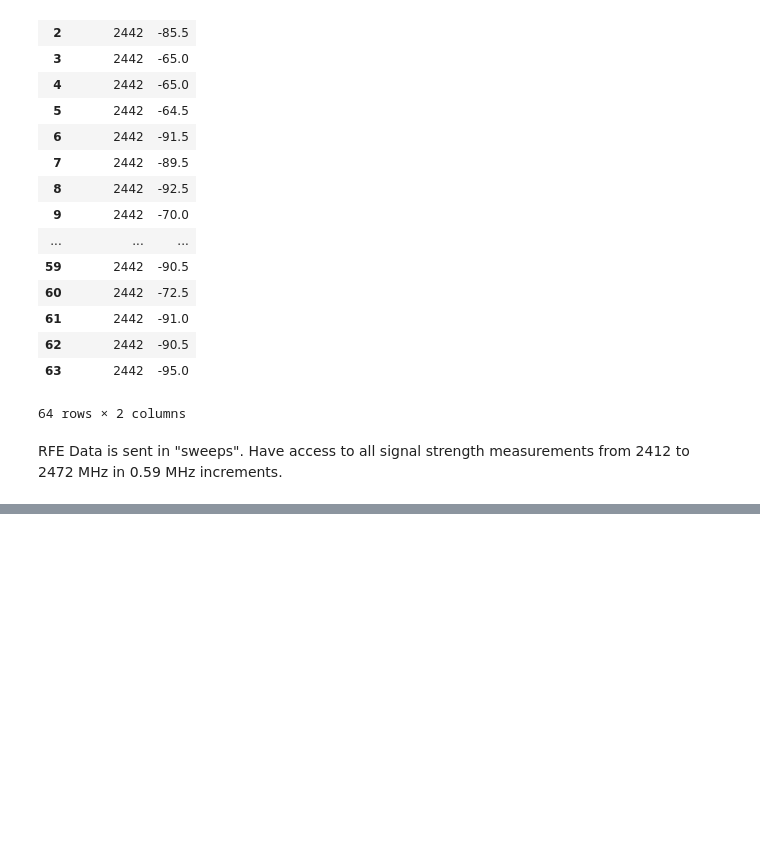
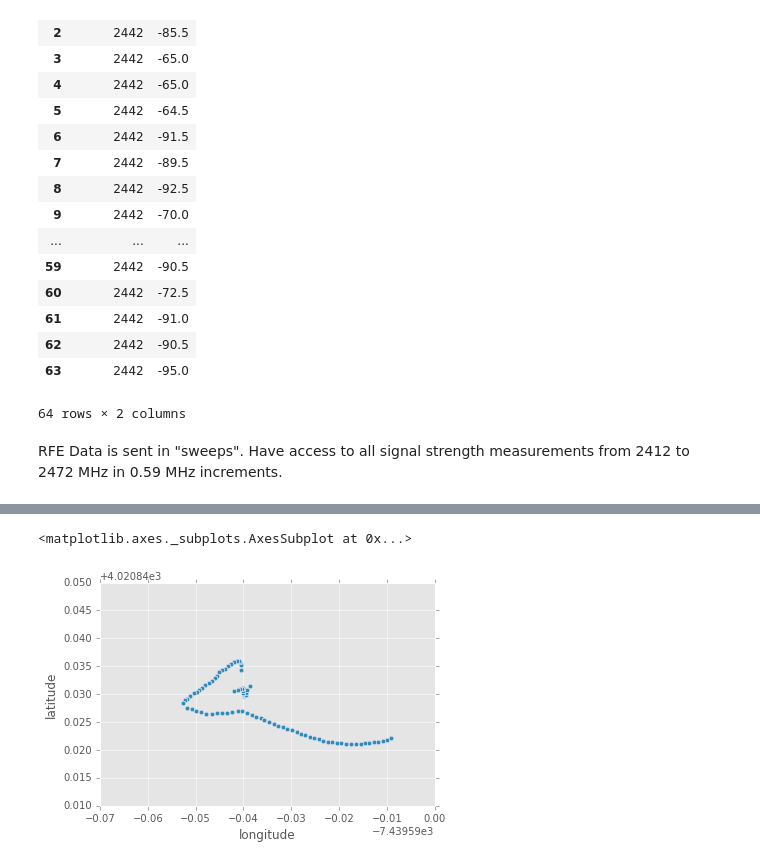
Before and after one commit to pranavbadami/urban-measurement, a Jupyter notebook: test_run_1_analysis.ipynb, the cells around one changed output, grey strips where cells are left out. Cells and saved outputs as stored; diff of their text form; code cells hidden in the pictures; blank space fills up the shorter version.

```diff
--- a/test_run_1_analysis.ipynb
+++ b/test_run_1_analysis.ipynb
@@ -89,0 +92,3 @@ Have access to all signal strength measurements from 2412 to 2472 MHz in 0.59 MH
+# %%
+gps_rfe = pd.read_csv('data/log3.csv')
+gps_rfe.head()
@@ -89,0 +102,9 @@ Have access to all signal strength measurements from 2412 to 2472 MHz in 0.59 MH
+# %%
+gps_rfe['longitude'] = -gps_rfe['longitude']
+# %%
+# gps_rfe.plot(kind="scatter", y="latitude", x="longitude", c="dBm", alpha=0.5
+#              , s=gps_rfe['dBm']*(-2))
+gps_rfe.plot(kind="scatter", y="latitude", x="longitude")
+# %% [output]
+<matplotlib.axes._subplots.AxesSubplot at 0x...>
+[figure, added]
```
Also changed, not shown: parts of 3 cells of this notebook, 13 other files.
